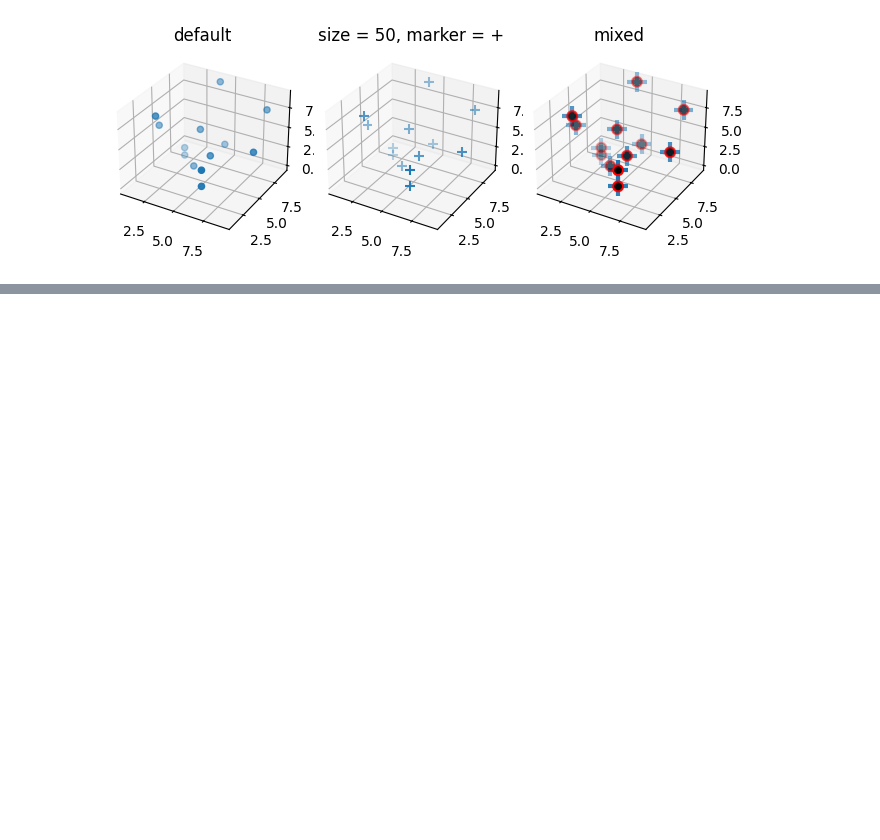
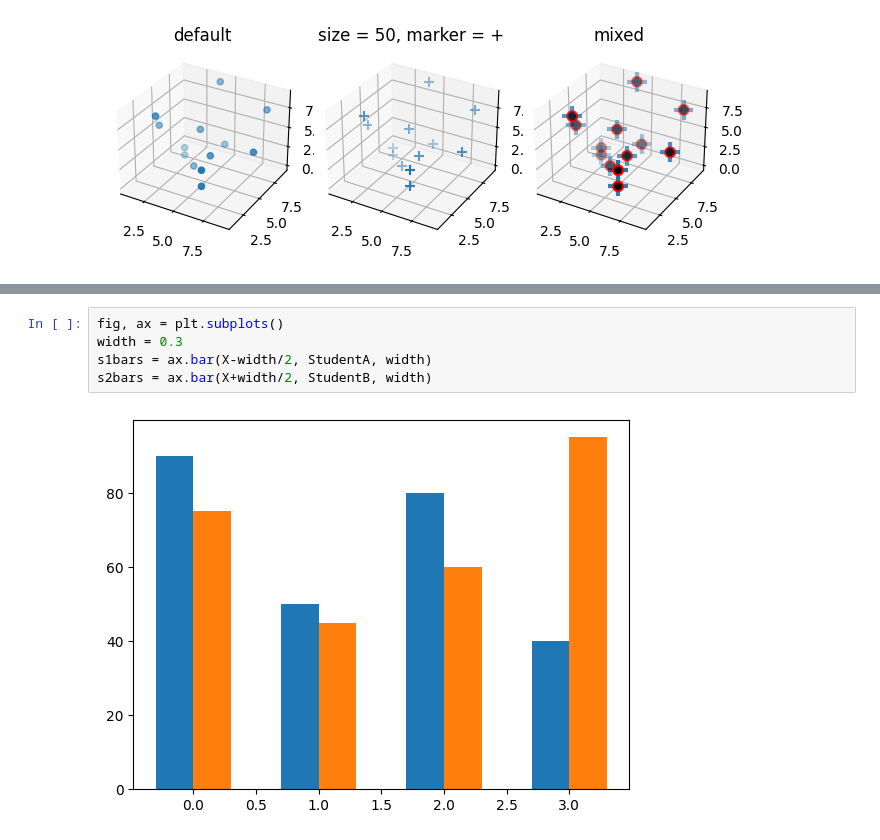
Before and after one commit to bytesbyt/ds_data_visualisation, a Jupyter notebook: data_vis_playground.ipynb, the cells around one changed output, grey strips where cells are left out. Drawn from its saved outputs; the diff is of its cells as text; blank space fills up the shorter version.

```diff
--- a/data_vis_playground.ipynb
+++ b/data_vis_playground.ipynb
@@ -162,0 +192,7 @@ plt.tight_layout()
+# %%
+fig, ax = plt.subplots()
+width = 0.3
+s1bars = ax.bar(X-width/2, StudentA, width)
+s2bars = ax.bar(X+width/2, StudentB, width)
+# %% [output]
+[figure, added]
```
Also changed, not shown: parts of 11 cells of this notebook, 5 other files.
